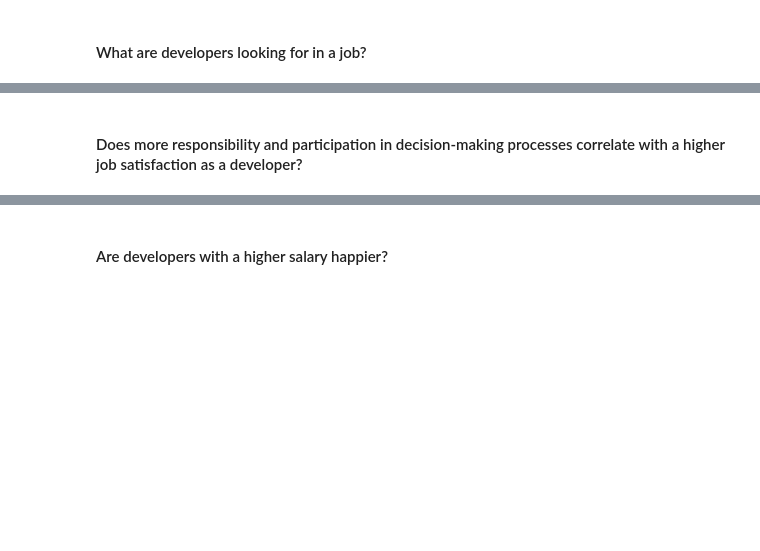
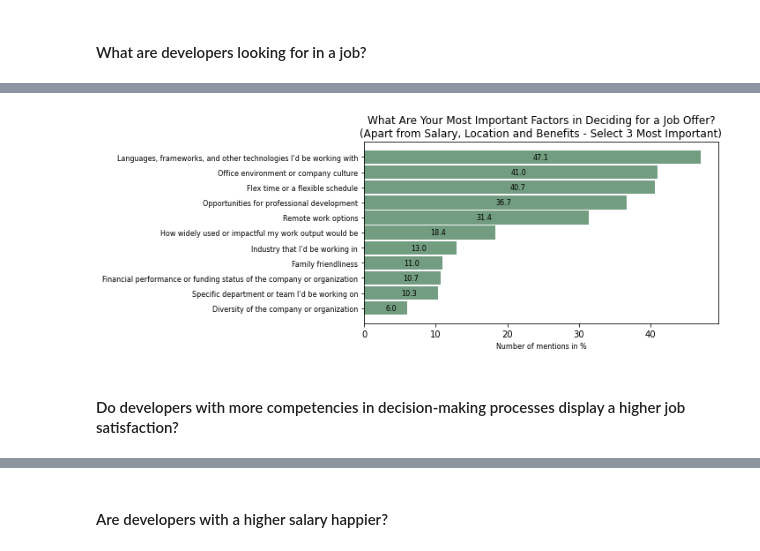
Before and after one commit to Andrea-Schulz/datascience, a Jupyter notebook: Project_1.ipynb, the cells around one changed output, grey strips where cells are left out. Saved outputs shown, nothing was run; the diff lists cells and outputs as text; code cells hidden in the pictures; blank space fills up the shorter version.

```diff
--- a/Project_1.ipynb
+++ b/Project_1.ipynb
@@ -292,15 +338,20 @@ jobhunt_bar, jobhunt_ax = plot.horizontal_bars(df_jobhunt, 'share',
 # %%
 #### MOST IMPORTANT PULL FACTORS: Imagine that you are deciding between two job offers with the same
 #### compensation, benefits, and location. Of the following factors, which 3 are MOST important to you?
-df_factors = get_multiple_choice(df, 'JobFactors_', JobFactorsAnswers)
+factors = df['JobFactors'].astype('string').str.get_dummies(sep=';')
+factors_count = factors.sum().rename('count')
+df_factors = pd.concat([factors_count, (factors_count/factors.shape[0]).rename('share')], axis=1)
+
 # plot
-factors_bar, factors_ax = plot.horizontal_bars(df_factors, 'share',
+factors_bar, factors_ax = horizontal_bars(df_factors, 'share',
                                                percentage=True,
                                                xlabel='Number of mentions in %',
                                                title=f'What Are Your Most Important Factors in Deciding for a Job Offer?\n(Apart from Salary, Location and Benefits - Select 3 Most Important)',
                                                filename='factors_bar')
+# %% [output]
+[figure, added]
 # %% [markdown]
-#### Does more responsibility and participation in decision-making processes correlate with a higher job satisfaction as a developer?
+#### Do developers with more competencies in decision-making processes display a higher job satisfaction?
 # %%
 #### Job Satisfaction Comparison: Self-Employed vs. Employed (full-time or part-time)
 
```
Also changed, not shown: parts of 64 cells of this notebook, 2 other files.
